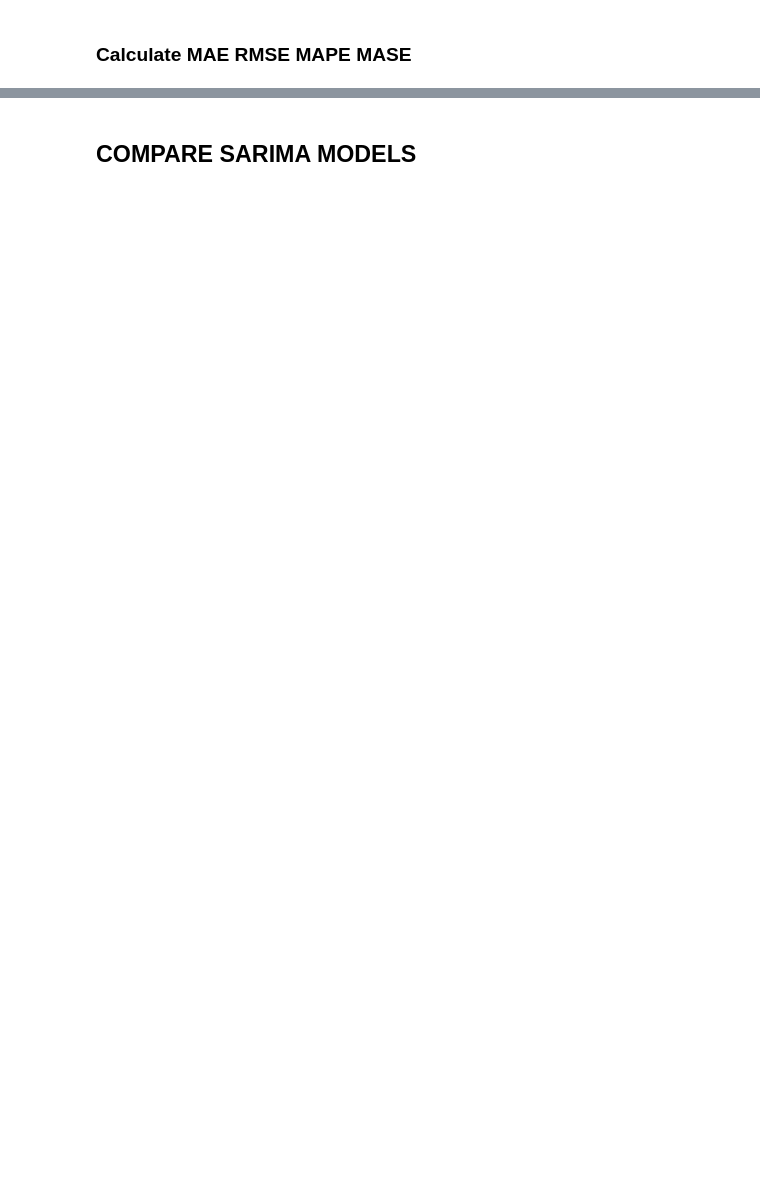
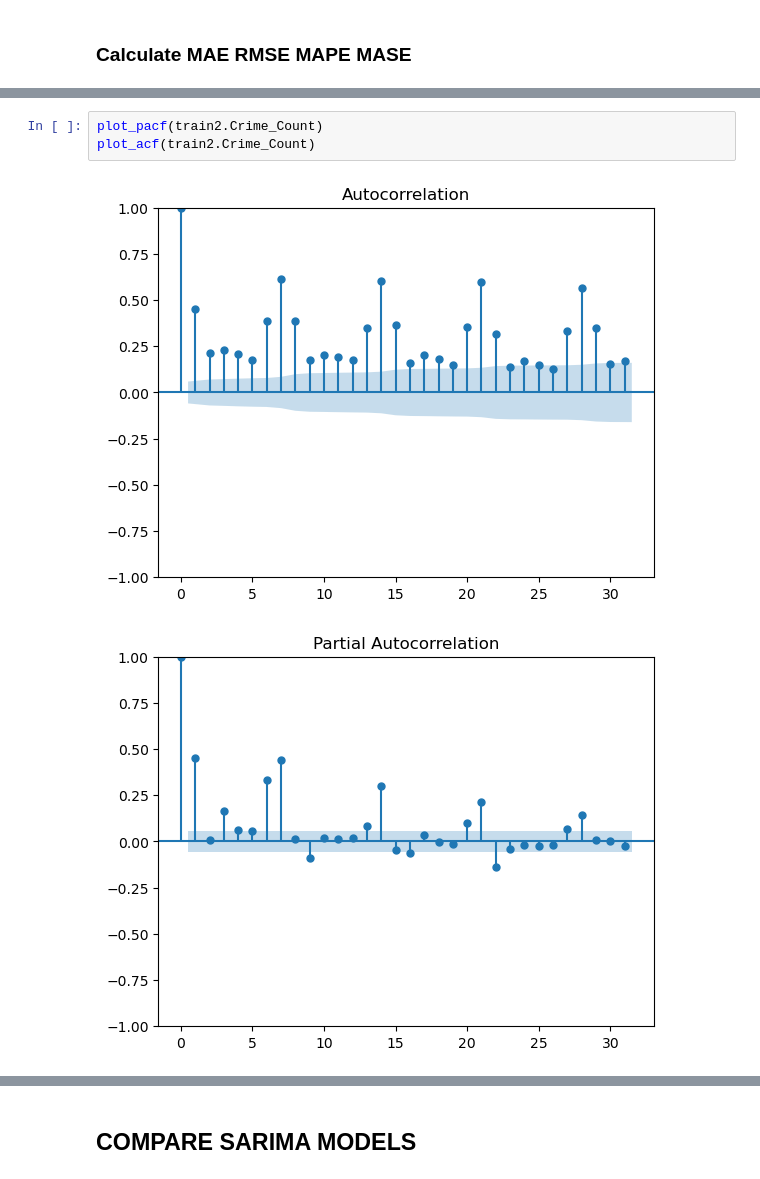
Before and after one commit to Hajar0Ahmed/Time-Series-Crime-Forecasting-Minneapolis, a Jupyter notebook: notebooks/sarima_analysis.ipynb, the cells around one changed output, grey strips where cells are left out. Cells and saved outputs as stored; diff of their text form; blank space fills up the shorter version.

```diff
--- a/notebooks/sarima_analysis.ipynb
+++ b/notebooks/sarima_analysis.ipynb
@@ -333,0 +483,6 @@ plt.show()
+# %%
+plot_pacf(train2.Crime_Count)
+plot_acf(train2.Crime_Count)
+# %% [output]
+[figure, added]
+[figure, added]
```
Also changed, not shown: parts of 78 cells of this notebook.
